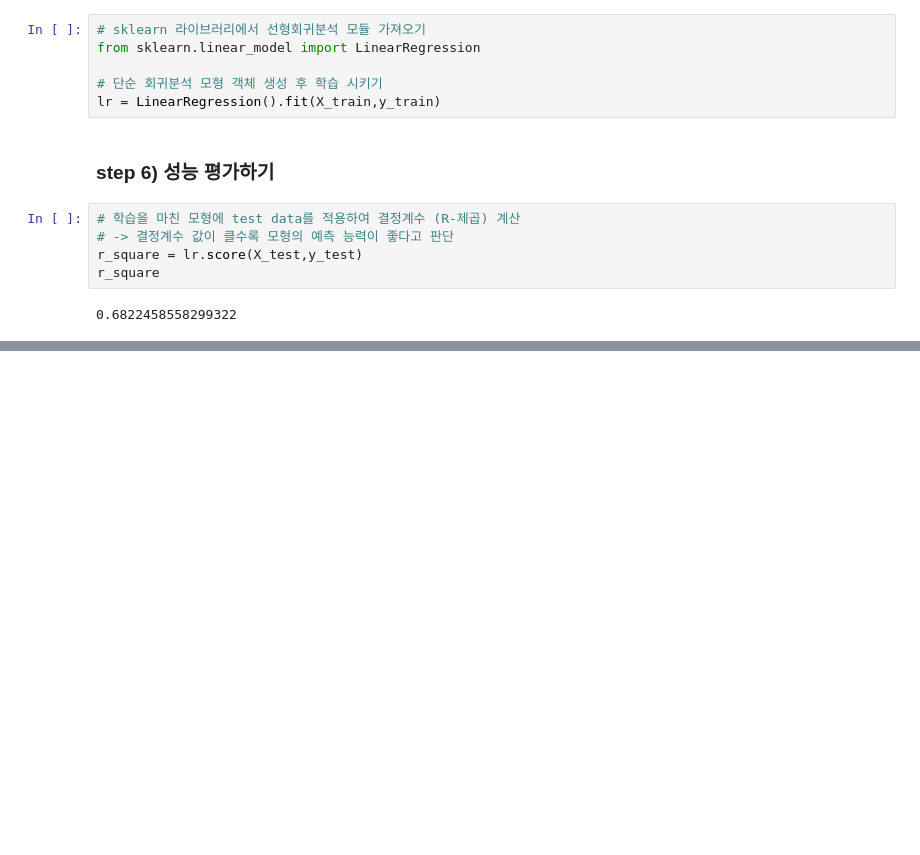
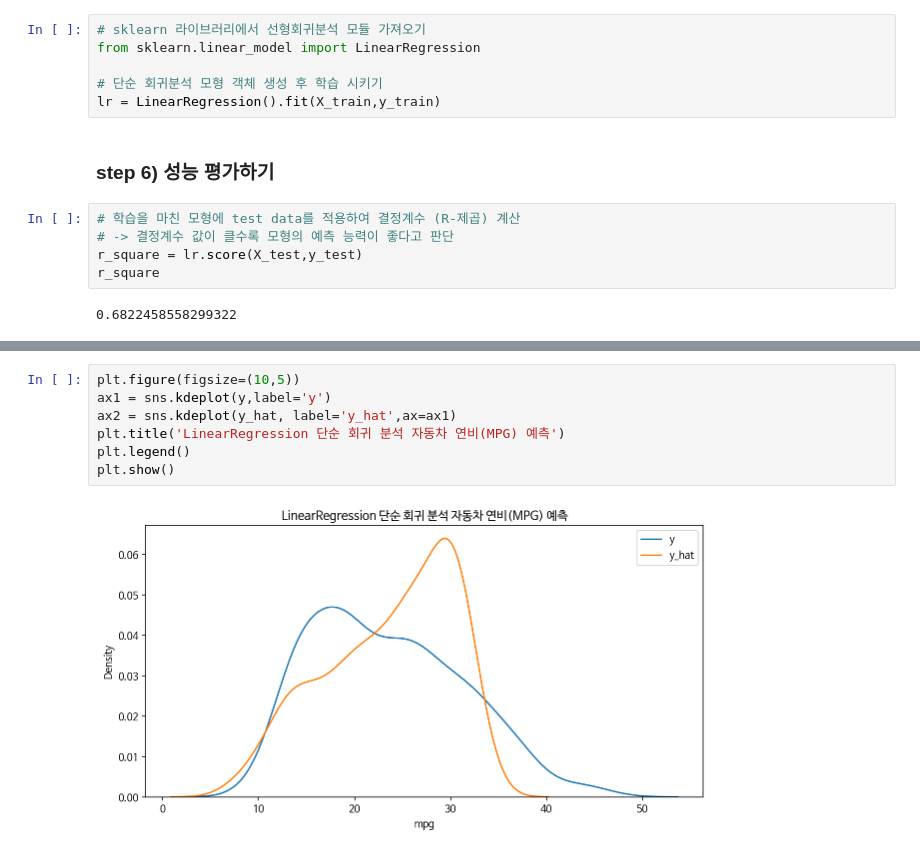
Before and after one commit to imjoung/DataScience, a Jupyter notebook: ml/05_LinearRegression_단순_회귀_분석_자동차_연비(MPG)예측.ipynb, the cells around one changed output, grey strips where cells are left out. Cells and saved outputs as stored; diff of their text form; blank space fills up the shorter version.

```diff
--- a/ml/05_LinearRegression_단순_회귀_분석_자동차_연비(MPG)예측.ipynb
+++ b/ml/05_LinearRegression_단순_회귀_분석_자동차_연비(MPG)예측.ipynb
@@ -189,0 +213,9 @@ r_square
+# %%
+plt.figure(figsize=(10,5))
+ax1 = sns.kdeplot(y,label='y')
+ax2 = sns.kdeplot(y_hat, label='y_hat',ax=ax1)
+plt.title('LinearRegression 단순 회귀 분석 자동차 연비(MPG) 예측')
+plt.legend()
+plt.show()
+# %% [output]
+[figure, added]
```
Also changed, not shown: parts of 2 cells of this notebook.
